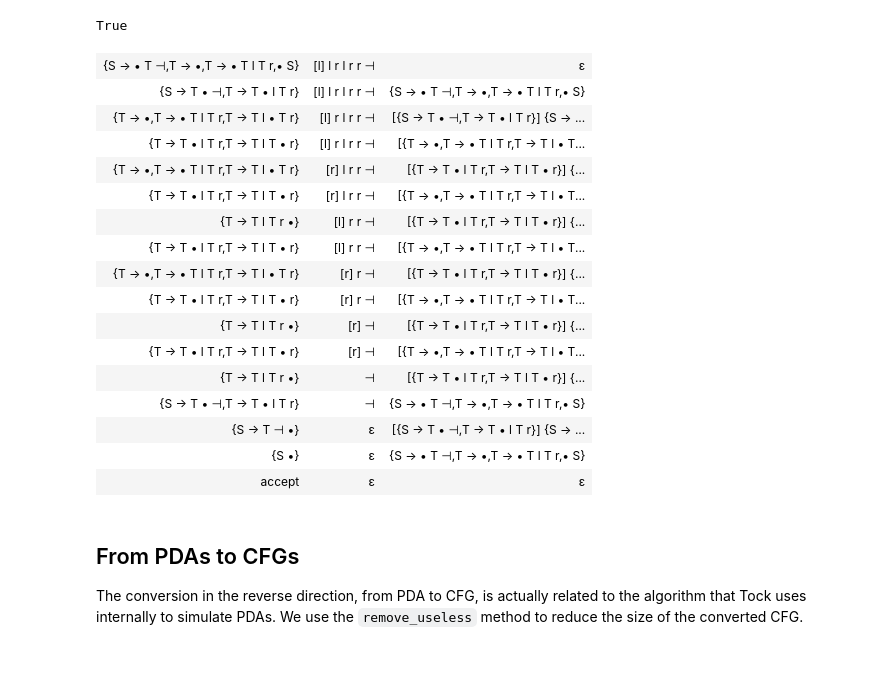
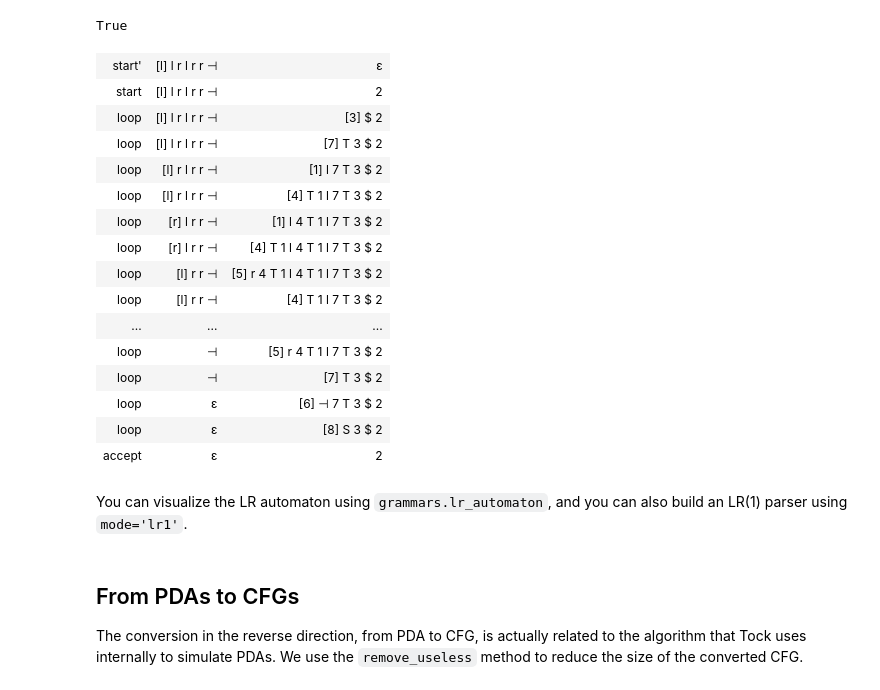
Before and after one commit to ND-CSE-30151/tock, a Jupyter notebook: docs/source/tutorial/CFGs.ipynb, the cells around one changed output. Drawn from its saved outputs; the diff is of its cells as text; code cells hidden in the pictures; blank space fills up the shorter version.

```diff
--- a/docs/source/tutorial/CFGs.ipynb
+++ b/docs/source/tutorial/CFGs.ipynb
@@ -100,7 +100,7 @@ g = Grammar.from_lines([
     'T -> &'
 ])
 
-lr = grammars.lr_automaton(g)
-lr
+m = from_grammar(g, mode='lr0')
+m
 # %% [output]
 [drawing not drawn]
@@ -111,3 +106,0 @@ determinize(lr)
-# %%
-m = grammars.from_cfg_lr0(g)
-m
@@ -118,25 +109,26 @@ m.is_deterministic()
 # %% [output]
 True
 # %%
-run(m, 'l l r l r r -|', show_stack=4).only_path()
+run(m, 'l l r l r r -|', show_stack=15).only_path()
 # %% [output]
-| {S → • T ⊣,T → •,T → • T l T r,• S} | [l] l r l r r ⊣ | ε |
-| {S → T • ⊣,T → T • l T r} | [l] l r l r r ⊣ | {S → • T ⊣,T → •,T → • T l T r,• S} |
-| {T → •,T → • T l T r,T → T l • T r} | [l] r l r r ⊣ | [{S → T • ⊣,T → T • l T r}] {S → ... |
-| {T → T • l T r,T → T l T • r} | [l] r l r r ⊣ | [{T → •,T → • T l T r,T → T l • T... |
-| {T → •,T → • T l T r,T → T l • T r} | [r] l r r ⊣ | [{T → T • l T r,T → T l T • r}] {... |
-| {T → T • l T r,T → T l T • r} | [r] l r r ⊣ | [{T → •,T → • T l T r,T → T l • T... |
-| {T → T l T r •} | [l] r r ⊣ | [{T → T • l T r,T → T l T • r}] {... |
-| {T → T • l T r,T → T l T • r} | [l] r r ⊣ | [{T → •,T → • T l T r,T → T l • T... |
-| {T → •,T → • T l T r,T → T l • T r} | [r] r ⊣ | [{T → T • l T r,T → T l T • r}] {... |
-| {T → T • l T r,T → T l T • r} | [r] r ⊣ | [{T → •,T → • T l T r,T → T l • T... |
-| {T → T l T r •} | [r] ⊣ | [{T → T • l T r,T → T l T • r}] {... |
-| {T → T • l T r,T → T l T • r} | [r] ⊣ | [{T → •,T → • T l T r,T → T l • T... |
-| {T → T l T r •} | ⊣ | [{T → T • l T r,T → T l T • r}] {... |
-| {S → T • ⊣,T → T • l T r} | ⊣ | {S → • T ⊣,T → •,T → • T l T r,• S} |
-| {S → T ⊣ •} | ε | [{S → T • ⊣,T → T • l T r}] {S → ... |
-| {S •} | ε | {S → • T ⊣,T → •,T → • T l T r,• S} |
-| accept | ε | ε |
+| start' | [l] l r l r r ⊣ | ε |
+| start | [l] l r l r r ⊣ | 2 |
+| loop | [l] l r l r r ⊣ | [3] $ 2 |
+| loop | [l] l r l r r ⊣ | [7] T 3 $ 2 |
+| loop | [l] r l r r ⊣ | [1] l 7 T 3 $ 2 |
+| loop | [l] r l r r ⊣ | [4] T 1 l 7 T 3 $ 2 |
+| loop | [r] l r r ⊣ | [1] l 4 T 1 l 7 T 3 $ 2 |
+| loop | [r] l r r ⊣ | [4] T 1 l 4 T 1 l 7 T 3 $ 2 |
+| loop | [l] r r ⊣ | [5] r 4 T 1 l 4 T 1 l 7 T 3 $ 2 |
+| loop | [l] r r ⊣ | [4] T 1 l 7 T 3 $ 2 |
+| ... | ... | ... |
+| loop | ⊣ | [5] r 4 T 1 l 7 T 3 $ 2 |
+| loop | ⊣ | [7] T 3 $ 2 |
+| loop | ε | [6] ⊣ 7 T 3 $ 2 |
+| loop | ε | [8] S 3 $ 2 |
+| accept | ε | 2 |
+# %% [markdown]
+You can visualize the LR automaton using `grammars.lr_automaton`, and you can also build an LR(1) parser using `mode='lr1'`.
 # %% [markdown]
 ## From PDAs to CFGs
 
```
Also changed, not shown: parts of 2 cells of this notebook, 30 other files.
